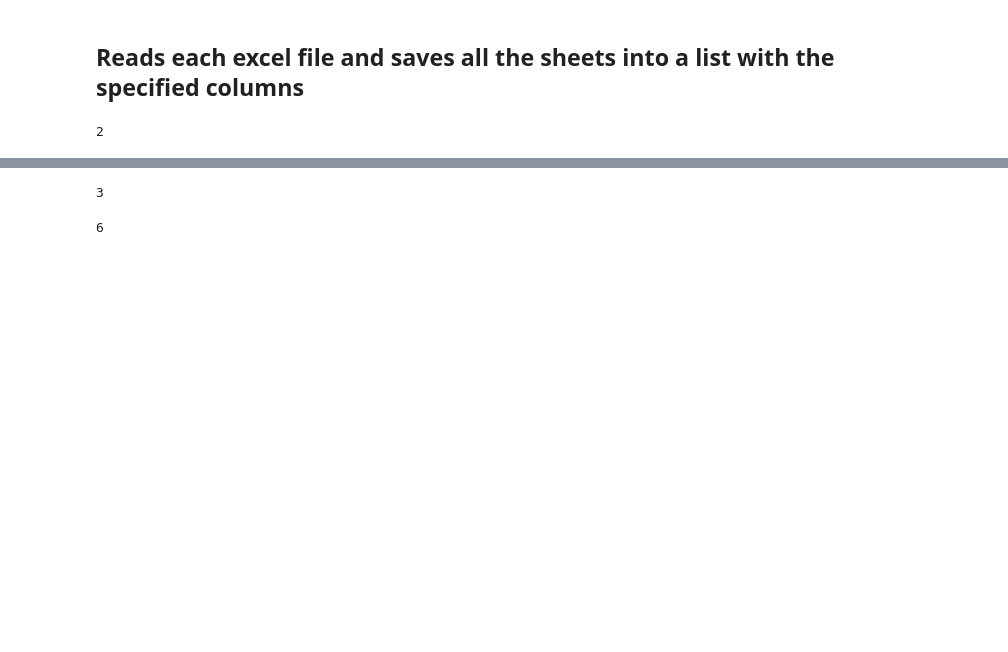
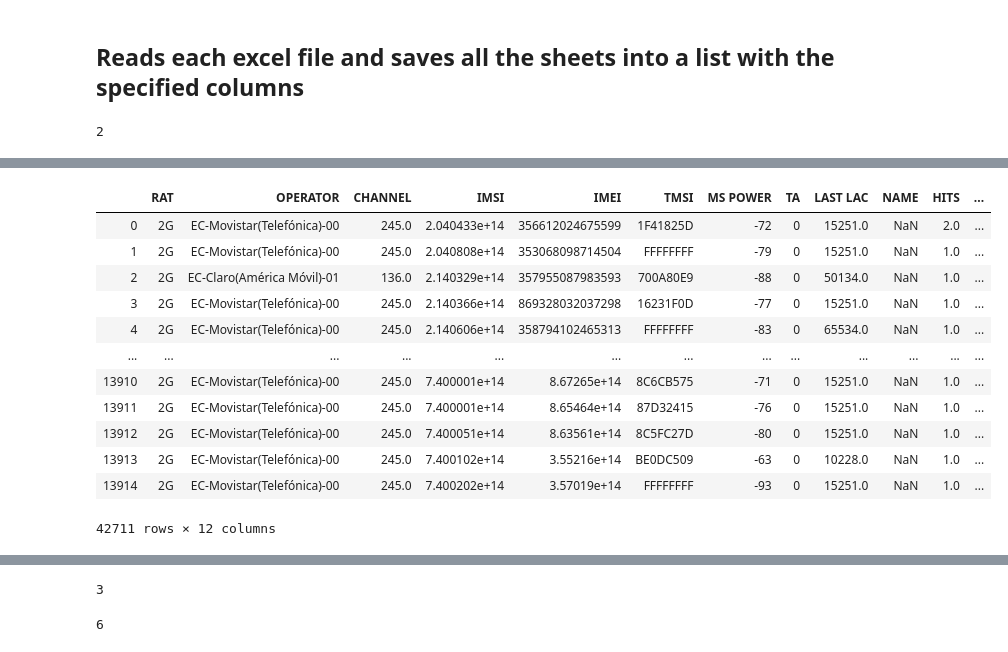
Before and after one commit to Dumaru/ExcelReports, a Jupyter notebook: Telefonia.ipynb, the cells around one changed output, grey strips where cells are left out. Saved outputs shown, nothing was run; the diff lists cells and outputs as text; code cells hidden in the pictures; blank space fills up the shorter version.

```diff
--- a/Telefonia.ipynb
+++ b/Telefonia.ipynb
@@ -56,0 +82,4 @@ len(dfs)
+# %%
+allData = pd.concat(dfs)
+allData.dropna(how='all', inplace=True)
+allData.head()
@@ -57,3 +93,21 @@ len(dfs)
+# %%
+allData.dropna(how='all', inplace=True)
+# %%
+allData
+# %% [output]
+|  | RAT | OPERATOR | CHANNEL | IMSI | IMEI | TMSI | MS POWER | TA | LAST LAC | NAME | HITS | ... |
+| 0 | 2G | EC-Movistar(Telefónica)-00 | 245.0 | 2.040433e+14 | 356612024675599 | 1F41825D | -72 | 0 | 15251.0 | NaN | 2.0 | ... |
+| 1 | 2G | EC-Movistar(Telefónica)-00 | 245.0 | 2.040808e+14 | 353068098714504 | FFFFFFFF | -79 | 0 | 15251.0 | NaN | 1.0 | ... |
+| 2 | 2G | EC-Claro(América Móvil)-01 | 136.0 | 2.140329e+14 | 357955087983593 | 700A80E9 | -88 | 0 | 50134.0 | NaN | 1.0 | ... |
+| 3 | 2G | EC-Movistar(Telefónica)-00 | 245.0 | 2.140366e+14 | 869328032037298 | 16231F0D | -77 | 0 | 15251.0 | NaN | 1.0 | ... |
+| 4 | 2G | EC-Movistar(Telefónica)-00 | 245.0 | 2.140606e+14 | 358794102465313 | FFFFFFFF | -83 | 0 | 65534.0 | NaN | 1.0 | ... |
+| ... | ... | ... | ... | ... | ... | ... | ... | ... | ... | ... | ... | ... |
+| 13910 | 2G | EC-Movistar(Telefónica)-00 | 245.0 | 7.400001e+14 | 8.67265e+14 | 8C6CB575 | -71 | 0 | 15251.0 | NaN | 1.0 | ... |
+| 13911 | 2G | EC-Movistar(Telefónica)-00 | 245.0 | 7.400001e+14 | 8.65464e+14 | 87D32415 | -76 | 0 | 15251.0 | NaN | 1.0 | ... |
+| 13912 | 2G | EC-Movistar(Telefónica)-00 | 245.0 | 7.400051e+14 | 8.63561e+14 | 8C5FC27D | -80 | 0 | 15251.0 | NaN | 1.0 | ... |
+| 13913 | 2G | EC-Movistar(Telefónica)-00 | 245.0 | 7.400102e+14 | 3.55216e+14 | BE0DC509 | -63 | 0 | 10228.0 | NaN | 1.0 | ... |
+| 13914 | 2G | EC-Movistar(Telefónica)-00 | 245.0 | 7.400202e+14 | 3.57019e+14 | FFFFFFFF | -93 | 0 | 15251.0 | NaN | 1.0 | ... |
+42711 rows × 12 columns
 # %%
 dfs[0][0].head()
 # %% [output]
```
Also changed, not shown: parts of 32 cells of this notebook, 7 other files.
